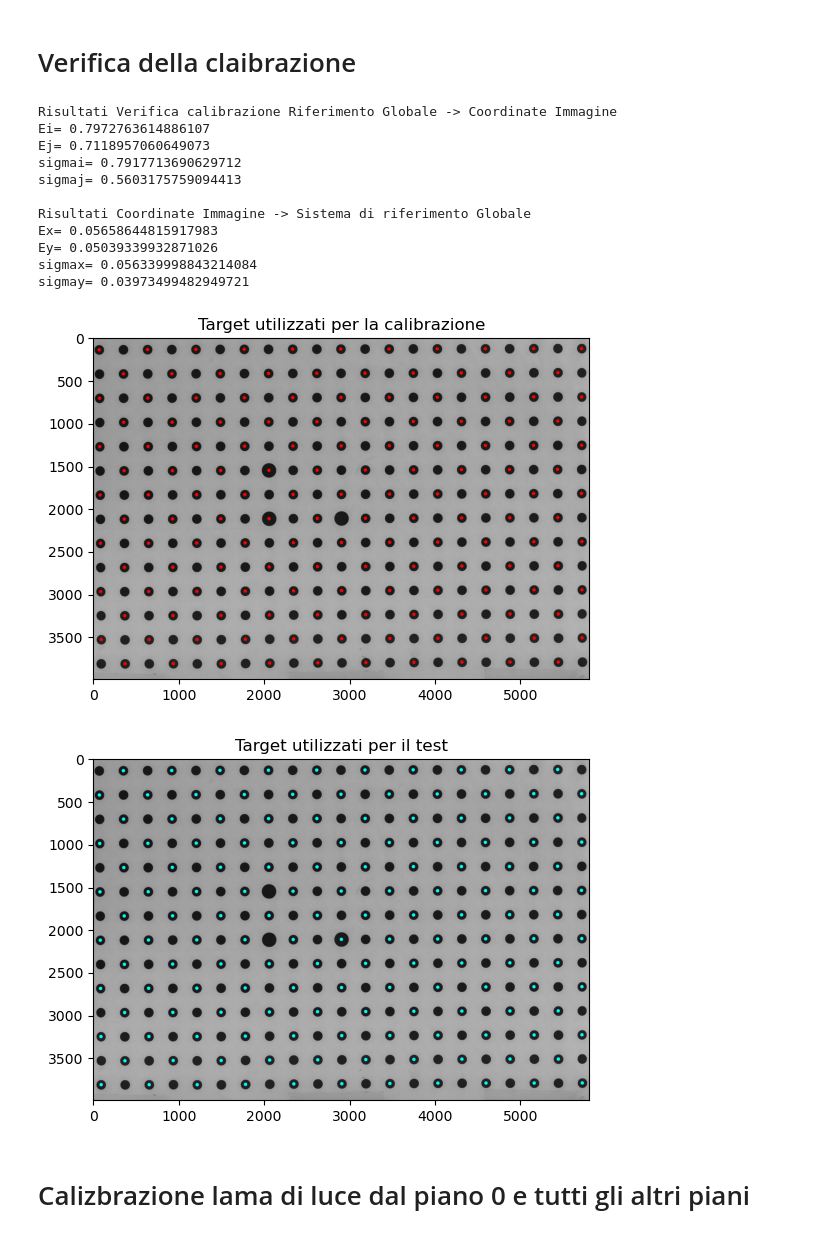
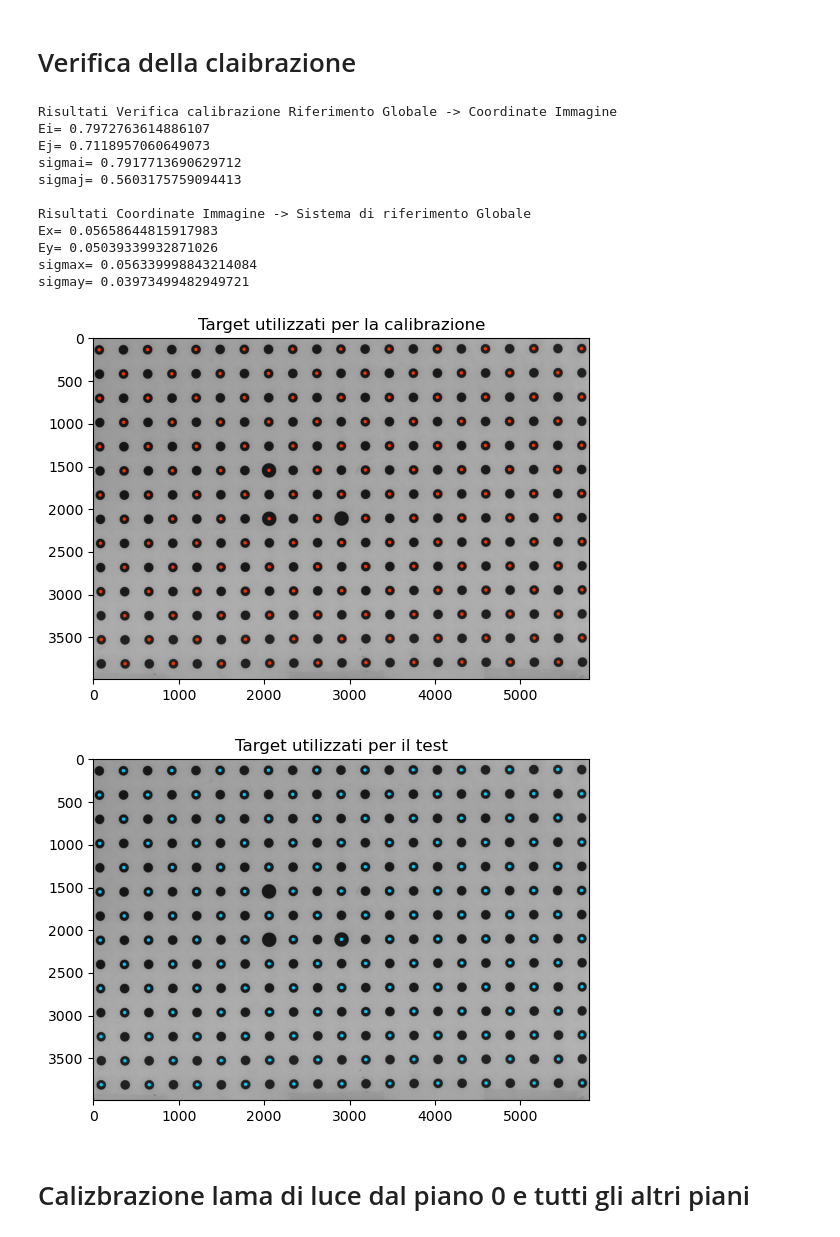
Before and after one commit to eldemaster/ProgettoSdV, a Jupyter notebook: Progetto_definitivo.ipynb, the cells around one changed output. Drawn from its saved outputs; the diff is of its cells as text; code cells hidden in the pictures.

```diff
--- a/Progetto_definitivo.ipynb
+++ b/Progetto_definitivo.ipynb
@@ -611,36 +631,36 @@ print( f"sigmay= {sigmay}" )
 
 # cambiato image -> resized. cerco l'immagine corretta da convertire in scala di grigi
 cdst = cv.cvtColor( prova1, cv.COLOR_GRAY2RGB )
 for center in imgpts_new:
-    cv.circle( cdst, center[0].astype('int16'), 20, (255,0,0), -1 )
+    cv.circle( cdst, center[0].astype('int16'), 20, (255,50,0), -1 )
 
 plt.imshow( cdst)
 plt.title("Target utilizzati per la calibrazione")
 plt.show()
 
 # cambiato image -> resized. cerco l'immagine corretta da convertire in scala di grigi
 cdst = cv.cvtColor( prova1, cv.COLOR_GRAY2RGB )
 for center in imgpts_test:
-    cv.circle( cdst, center[0].astype('int16'), 20, (0,255,255), -1 )
+    cv.circle( cdst, center[0].astype('int16'), 20, (0,205,255), -1 )
 
 
 plt.imshow( cdst)
 plt.title("Target utilizzati per il test")
 plt.show()
 # %% [output]
 Risultati Verifica calibrazione Riferimento Globale -> Coordinate Immagine
 Ei= 0.7972763614886107
 Ej= 0.7118957060649073
 sigmai= 0.7917713690629712
 sigmaj= 0.5603175759094413
 
 Risultati Coordinate Immagine -> Sistema di riferimento Globale
 Ex= 0.05658644815917983
 Ey= 0.05039339932871026
 sigmax= 0.056339998843214084
 sigmay= 0.03973499482949721
 [figure]
-[figure, old version]
+[figure, new version]
 # %% [markdown]
 # Calizbrazione lama di luce dal piano 0 e tutti gli altri piani
 # %%
```
Also changed, not shown: parts of 7 cells of this notebook.
